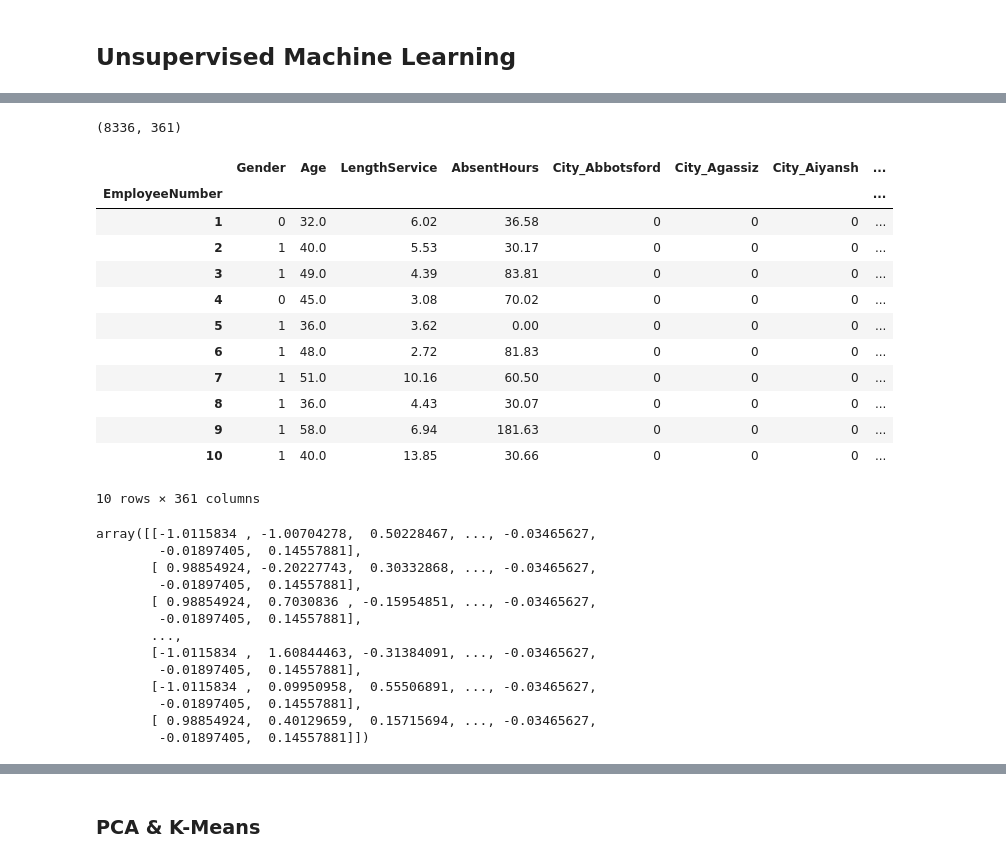
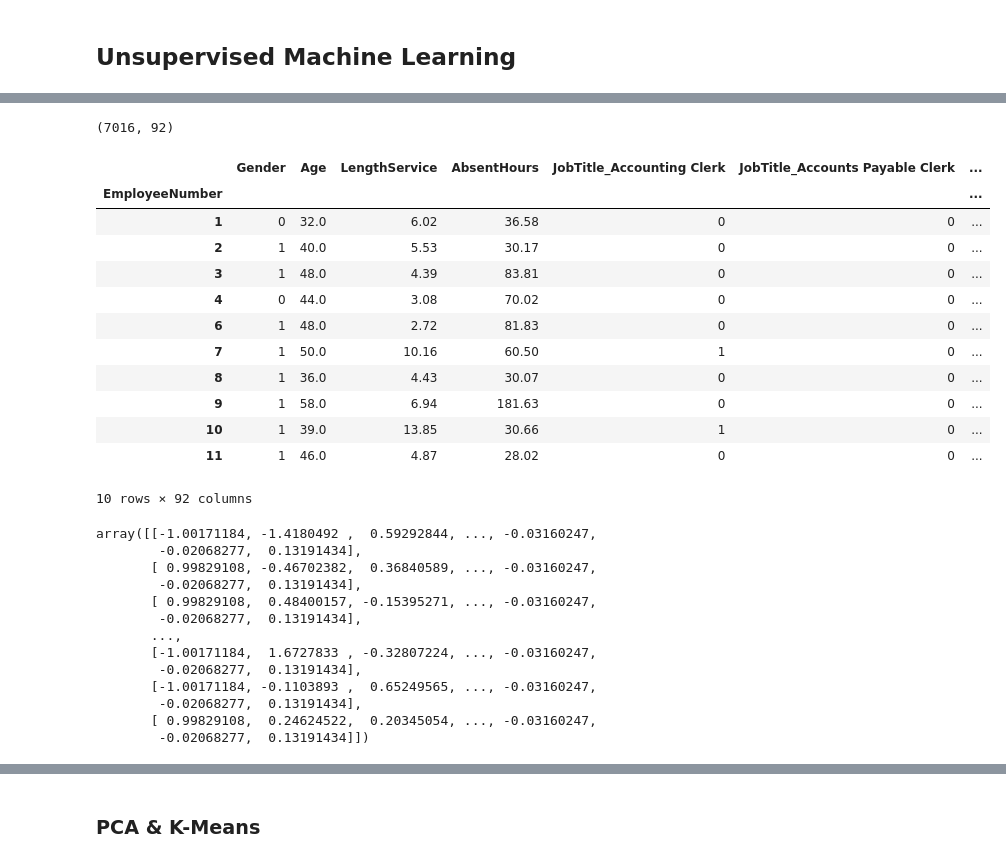
Before and after one commit to jmalauss/Absenteeism, a Jupyter notebook: absenteeism_uml.ipynb, the cells around one changed output, grey strips where cells are left out. Cells and saved outputs as stored; diff of their text form; code cells hidden in the pictures.

```diff
--- a/absenteeism_uml.ipynb
+++ b/absenteeism_uml.ipynb
@@ -20,23 +22,32 @@ absenteeism_df.head()
 | 3 | 4 | Simon | Irene | F | Victoria | Baker | Bakery | Victoria | ... |
 | 4 | 5 | Delvalle | Edward | M | New Westminster | Baker | Bakery | New Westminster | ... |
 # %%
+absenteeism_df = pd.read_csv(absenteeism_file, index_col=False)
+
 # Dropping rows with null values
 absenteeism_df.dropna()
 
-# We want to round down to reflect how people self-report age
-# In this draft, age is rounded up
-absenteeism_df["Age"] = absenteeism_df["Age"].round()
+# Age is rounded down to reflect how people self-report age
+absenteeism_df["Age"] = absenteeism_df["Age"].apply(np.floor)
 
 # Drop unneeded columns for ML
-absenteeism_df = absenteeism_df.drop(["Surname", "GivenName", "BusinessUnit"], axis=1)
+absenteeism_df = absenteeism_df.drop(["Surname", "GivenName", "City", "BusinessUnit"], axis=1)
 
 # Length Service is presumed to be in Years
 # Rounding LengthService and AbsentHours to two decimals to be more accurate rep of time
 absenteeism_df["LengthService"] = absenteeism_df["LengthService"].round(decimals=2)
 absenteeism_df["AbsentHours"] = absenteeism_df["AbsentHours"].round(decimals=2)
 
+# Removing Employees that have no absent hours
+absenteeism_df=absenteeism_df.loc[absenteeism_df['AbsentHours']>0]
+
+# Removing Employees that have just started
+absenteeism_df=absenteeism_df.loc[absenteeism_df['LengthService']>0]
+
 # Set EmployeeNumber as Index
 absenteeism_df.set_index('EmployeeNumber', inplace=True)
 
-absenteeism_df.head()
+### Bin Ages, LengthService, AbsentHours?
+
+absenteeism_df.head(10)
 # %% [output]
@@ -50,6 +65,0 @@ absenteeism_df.head()
-# %%
-#people_df = absenteeism_df.loc[:,["EmployeeNumber", "Gender", "JobTitle", "Age", "LengthService", "AbsentHours"]]
-#location_df = absenteeism_df.loc[:,["EmployeeNumber", "City", "DepartmentName", "StoreLocation", "Division", "AbsentHours"]]
-
-people_df = absenteeism_df.loc[:,["Gender", "JobTitle", "Age", "LengthService", "AbsentHours"]]
-location_df = absenteeism_df.loc[:,["City", "DepartmentName", "StoreLocation", "Division", "AbsentHours"]]
@@ -128,38 +270,38 @@ Name: JobTitle, dtype: int64
 # %%
 # Use get_dummies() to create variables for text features.
-X=pd.get_dummies(absenteeism_df, columns=["City","JobTitle", "DepartmentName", "StoreLocation", "Division"])
+X=pd.get_dummies(absenteeism_df, columns=["JobTitle", "DepartmentName", "StoreLocation", "Division"])
 print(X.shape)
 X.head(10)
 # %% [output]
-(8336, 361)
+(7016, 92)
-|  | Gender | Age | LengthService | AbsentHours | City_Abbotsford | City_Agassiz | City_Aiyansh | ... |
-| EmployeeNumber |  |  |  |  |  |  |  | ... |
-| 1 | 0 | 32.0 | 6.02 | 36.58 | 0 | 0 | 0 | ... |
-| 2 | 1 | 40.0 | 5.53 | 30.17 | 0 | 0 | 0 | ... |
-| 3 | 1 | 49.0 | 4.39 | 83.81 | 0 | 0 | 0 | ... |
-| 4 | 0 | 45.0 | 3.08 | 70.02 | 0 | 0 | 0 | ... |
-| 5 | 1 | 36.0 | 3.62 | 0.00 | 0 | 0 | 0 | ... |
-| 6 | 1 | 48.0 | 2.72 | 81.83 | 0 | 0 | 0 | ... |
-| 7 | 1 | 51.0 | 10.16 | 60.50 | 0 | 0 | 0 | ... |
-| 8 | 1 | 36.0 | 4.43 | 30.07 | 0 | 0 | 0 | ... |
-| 9 | 1 | 58.0 | 6.94 | 181.63 | 0 | 0 | 0 | ... |
-| 10 | 1 | 40.0 | 13.85 | 30.66 | 0 | 0 | 0 | ... |
+|  | Gender | Age | LengthService | AbsentHours | JobTitle_Accounting Clerk | JobTitle_Accounts Payable Clerk | ... |
+| EmployeeNumber |  |  |  |  |  |  | ... |
+| 1 | 0 | 32.0 | 6.02 | 36.58 | 0 | 0 | ... |
+| 2 | 1 | 40.0 | 5.53 | 30.17 | 0 | 0 | ... |
+| 3 | 1 | 48.0 | 4.39 | 83.81 | 0 | 0 | ... |
+| 4 | 0 | 44.0 | 3.08 | 70.02 | 0 | 0 | ... |
+| 6 | 1 | 48.0 | 2.72 | 81.83 | 0 | 0 | ... |
+| 7 | 1 | 50.0 | 10.16 | 60.50 | 1 | 0 | ... |
+| 8 | 1 | 36.0 | 4.43 | 30.07 | 0 | 0 | ... |
+| 9 | 1 | 58.0 | 6.94 | 181.63 | 0 | 0 | ... |
+| 10 | 1 | 39.0 | 13.85 | 30.66 | 1 | 0 | ... |
+| 11 | 1 | 46.0 | 4.87 | 28.02 | 0 | 0 | ... |
-10 rows × 361 columns
+10 rows × 92 columns
 # %%
 # Standardize the data with StandardScaler()
 X_scaled=StandardScaler().fit_transform(X)
 X_scaled
 # %% [output]
-array([[-1.0115834 , -1.00704278,  0.50228467, ..., -0.03465627,
-        -0.01897405,  0.14557881],
-       [ 0.98854924, -0.20227743,  0.30332868, ..., -0.03465627,
-        -0.01897405,  0.14557881],
-       [ 0.98854924,  0.7030836 , -0.15954851, ..., -0.03465627,
-        -0.01897405,  0.14557881],
+array([[-1.00171184, -1.4180492 ,  0.59292844, ..., -0.03160247,
+        -0.02068277,  0.13191434],
+       [ 0.99829108, -0.46702382,  0.36840589, ..., -0.03160247,
+        -0.02068277,  0.13191434],
+       [ 0.99829108,  0.48400157, -0.15395271, ..., -0.03160247,
+        -0.02068277,  0.13191434],
        ...,
-       [-1.0115834 ,  1.60844463, -0.31384091, ..., -0.03465627,
-        -0.01897405,  0.14557881],
-       [-1.0115834 ,  0.09950958,  0.55506891, ..., -0.03465627,
-        -0.01897405,  0.14557881],
-       [ 0.98854924,  0.40129659,  0.15715694, ..., -0.03465627,
-        -0.01897405,  0.14557881]])
+       [-1.00171184,  1.6727833 , -0.32807224, ..., -0.03160247,
+        -0.02068277,  0.13191434],
+       [-1.00171184, -0.1103893 ,  0.65249565, ..., -0.03160247,
+        -0.02068277,  0.13191434],
+       [ 0.99829108,  0.24624522,  0.20345054, ..., -0.03160247,
+        -0.02068277,  0.13191434]])
```
Also changed, not shown: parts of 36 cells of this notebook, 1 other file.
